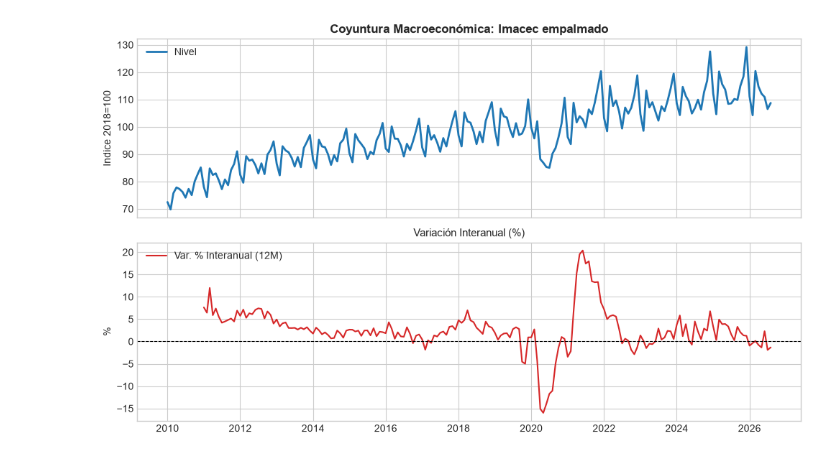
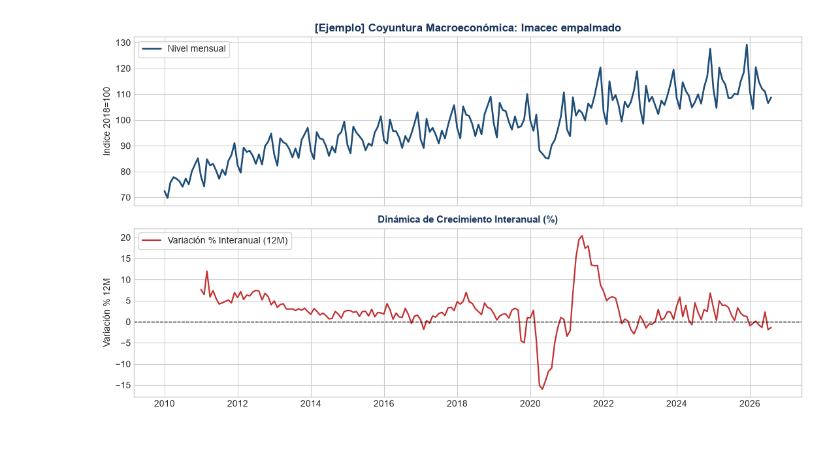
Before and after one commit to matiaspalma1/Portafolio_grupo_12_Imacec, a Jupyter notebook: notebooks/02 _analisis_ejemplo.ipynb, the cells around one changed output. Saved outputs shown, nothing was run; the diff lists cells and outputs as text; code cells hidden in the pictures.

```diff
--- a/notebooks/02 _analisis_ejemplo.ipynb
+++ b/notebooks/02 _analisis_ejemplo.ipynb
@@ -53,35 +93,44 @@ Variable Objetivo Seleccionada: Imacec empalmado (F032.IMC.IND.Z.Z.EP18.Z.Z.0.M)
 # %%
-# Consulta de la serie histórica desde la tabla 'observaciones'
+# 1. Consultar observaciones históricas filtrando la ventana oficial del estudio
 query_obs = text("""
-SELECT fecha, valor
-FROM observaciones
-WHERE id_serie = :id
-ORDER BY fecha
+    SELECT fecha, valor
+    FROM observaciones
+    WHERE id_serie = :id
+      AND fecha BETWEEN :inicio AND :fin
+    ORDER BY fecha;
 """)
 
 with engine.connect() as conn:
-    df = pd.read_sql(query_obs, conn, params={"id": ID_SERIE}, parse_dates=["fecha"])
+    df = pd.read_sql(
+        query_obs,
+        conn,
+        params={
+            "id": ID_SERIE,
+            "inicio": config.FECHA_INICIO,
+            "fin": "2026-08-31",
+        },
+        parse_dates=["fecha"],
+    )
 
+# 2. Indexar por fecha con frecuencia mensual regular y calcular variación interanual (%)
 df = df.set_index("fecha").asfreq("MS")
-
-# Variación interanual (% a 12 meses)
 df["var_ia"] = 100.0 * (df["valor"] / df["valor"].shift(12) - 1.0)
 
-# Gráfico de Coyuntura
-fig, axes = plt.subplots(2, 1, figsize=(10, 6), sharex=True)
+# 3. Graficar serie original en nivel (panel superior) y tasa de crecimiento 12M (panel inferior)
+fig, axes = plt.subplots(2, 1, figsize=(11, 6.2), sharex=True)
 
-axes[0].plot(df.index, df["valor"], color="#1f77b4", lw=2, label="Nivel")
-axes[0].set_title(f"Coyuntura Macroeconómica: {NOMBRE}", fontsize=12, fontweight="bold")
+axes[0].plot(df.index, df["valor"], color="#1f4e78", lw=1.9, label="Nivel mensual")
+axes[0].set_title(f"[Ejemplo] Coyuntura Macroeconómica: {NOMBRE}", fontsize=12, fontweight="bold", color="#1b365d")
 axes[0].set_ylabel(UNIDAD)
-axes[0].legend(loc="upper left")
+axes[0].legend(loc="upper left", frameon=True)
 
-axes[1].plot(df.index, df["var_ia"], color="#d62728", lw=1.5, label="Var. % Interanual (12M)")
-axes[1].axhline(0, color="black", linestyle="--", linewidth=0.8)
-axes[1].set_title("Variación Interanual (%)", fontsize=11)
-axes[1].set_ylabel("%")
-axes[1].legend(loc="upper left")
+axes[1].plot(df.index, df["var_ia"], color="#c53030", lw=1.6, label="Variación % Interanual (12M)")
+axes[1].axhline(0, color="black", linestyle="--", linewidth=0.9)
+axes[1].set_title("Dinámica de Crecimiento Interanual (%)", fontsize=11, fontweight="bold", color="#1b365d")
+axes[1].set_ylabel("Variación % 12M")
+axes[1].legend(loc="upper left", frameon=True)
 
 plt.tight_layout()
 plt.show()
 # %% [output]
-[figure, old version]
+[figure, new version]
```
Also changed, not shown: parts of 11 cells of this notebook, 12 other files.
